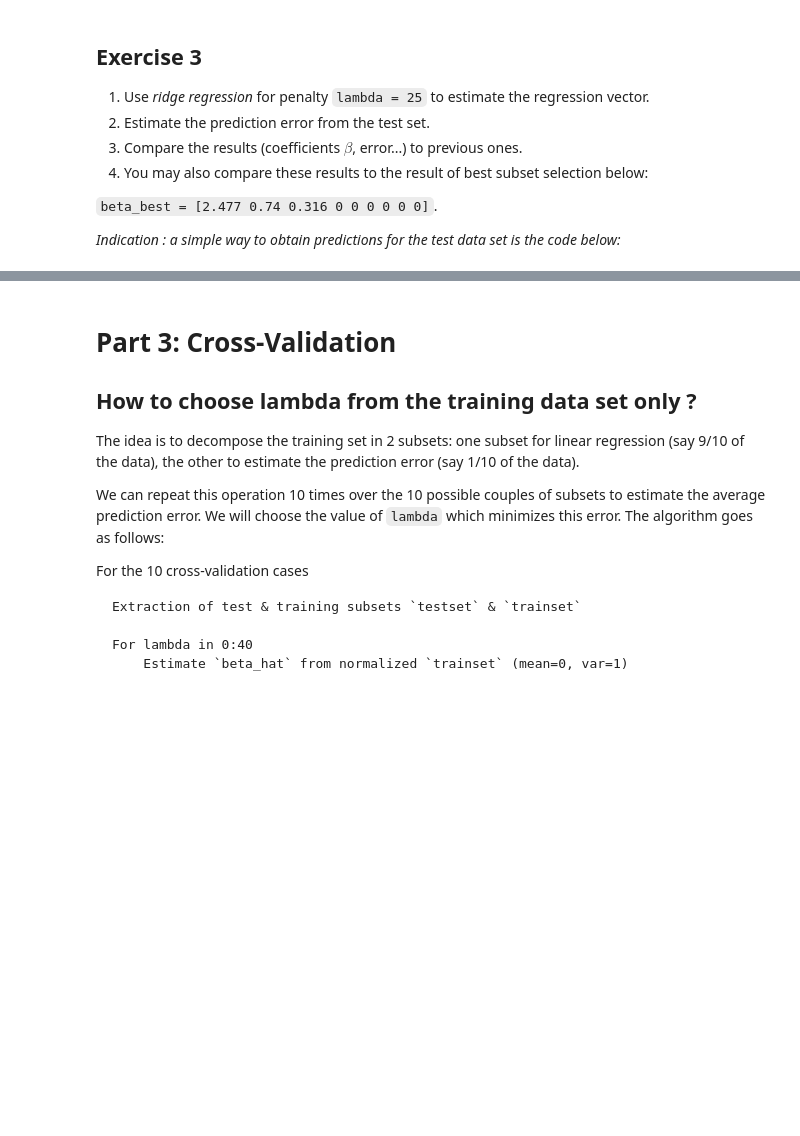
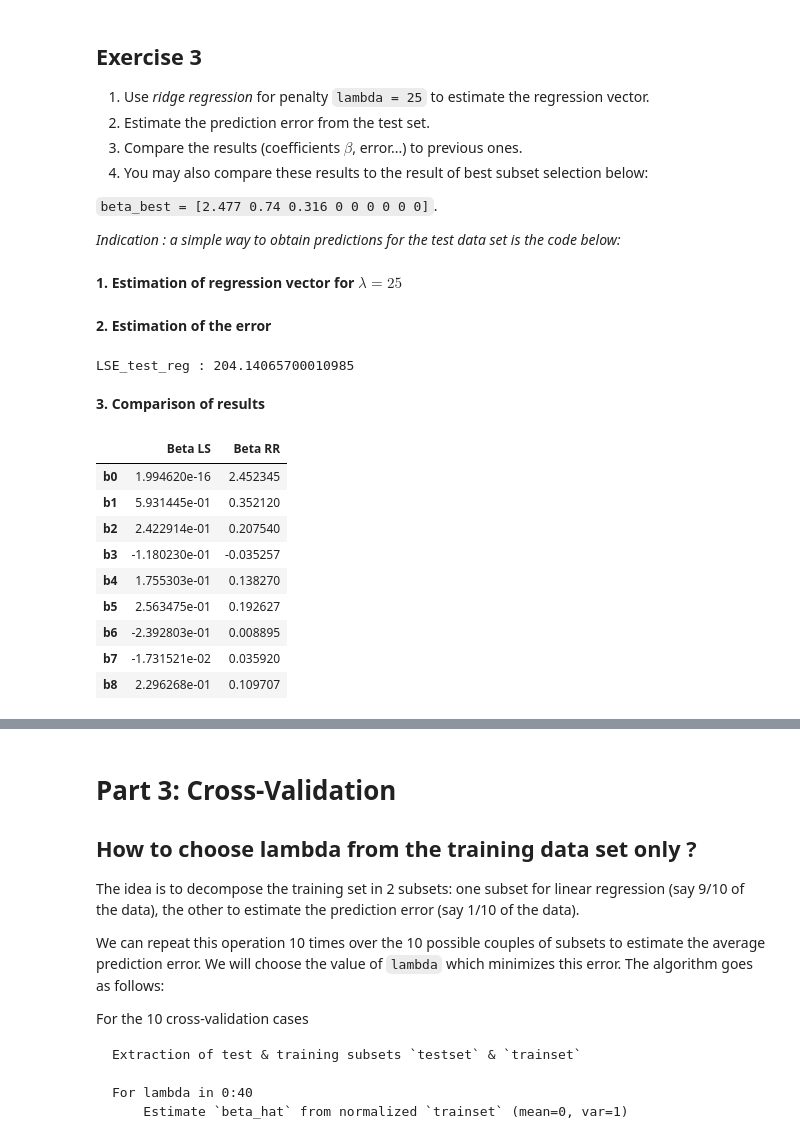
Before and after one commit to felixmnnr/SDI_DEA, a Jupyter notebook: TP1_Monnier_Vasseur/TP1_Vasseur_Monnier.ipynb, the cells around one changed output, grey strips where cells are left out. Drawn from its saved outputs; the diff is of its cells as text; code cells hidden in the pictures; blank space fills up the shorter version.

```diff
--- a/TP1_Monnier_Vasseur/TP1_Vasseur_Monnier.ipynb
+++ b/TP1_Monnier_Vasseur/TP1_Vasseur_Monnier.ipynb
@@ -307,3 +314,5 @@ X_test = np.hstack((np.ones((N_test,1)), M_test[:,0:8]))
+# %% [markdown]
+**1. Estimation of regression vector for $\lambda=25$**
 # %%
 # Exercise 3
 X_train_reg=X_train_pd.iloc[:,1:]
@@ -322,0 +326,25 @@ print(f'LSE_test_reg : {LSE_test_reg}')
+# %% [markdown]
+**2. Estimation of the error**
+# %%
+#estimation of the error
+t_hat_reg =np.dot(X_test_reg,beta_hat_reg)
+LSE_test_reg= la.norm(t_test-t_hat_reg)**2
+print(f'LSE_test_reg : {LSE_test_reg}')
+# %% [output]
+LSE_test_reg : 204.14065700010985
+# %% [markdown]
+**3. Comparison of results**
+# %%
+coef_beta = pd.DataFrame([beta_hat.T,beta_hat_reg1],index=['Beta LS','Beta RR'],columns=[f'b{i}' for i in range(0,9)]).T
+coef_beta
+# %% [output]
+|  | Beta LS | Beta RR |
+| b0 | 1.994620e-16 | 2.452345 |
+| b1 | 5.931445e-01 | 0.352120 |
+| b2 | 2.422914e-01 | 0.207540 |
+| b3 | -1.180230e-01 | -0.035257 |
+| b4 | 1.755303e-01 | 0.138270 |
+| b5 | 2.563475e-01 | 0.192627 |
+| b6 | -2.392803e-01 | 0.008895 |
+| b7 | -1.731521e-02 | 0.035920 |
+| b8 | 2.296268e-01 | 0.109707 |
```
Also changed, not shown: parts of 28 cells of this notebook.
